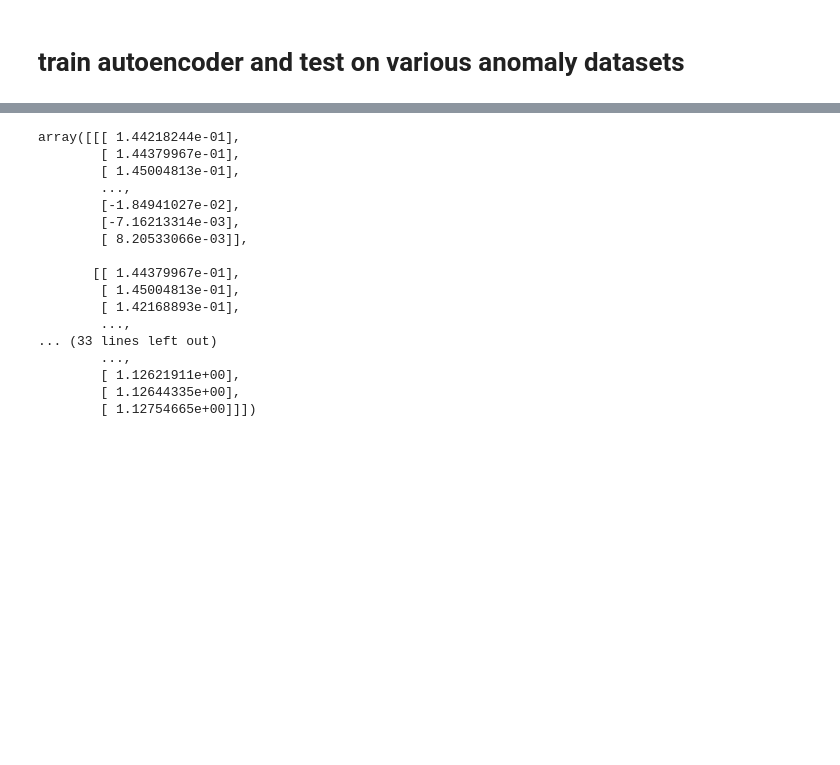
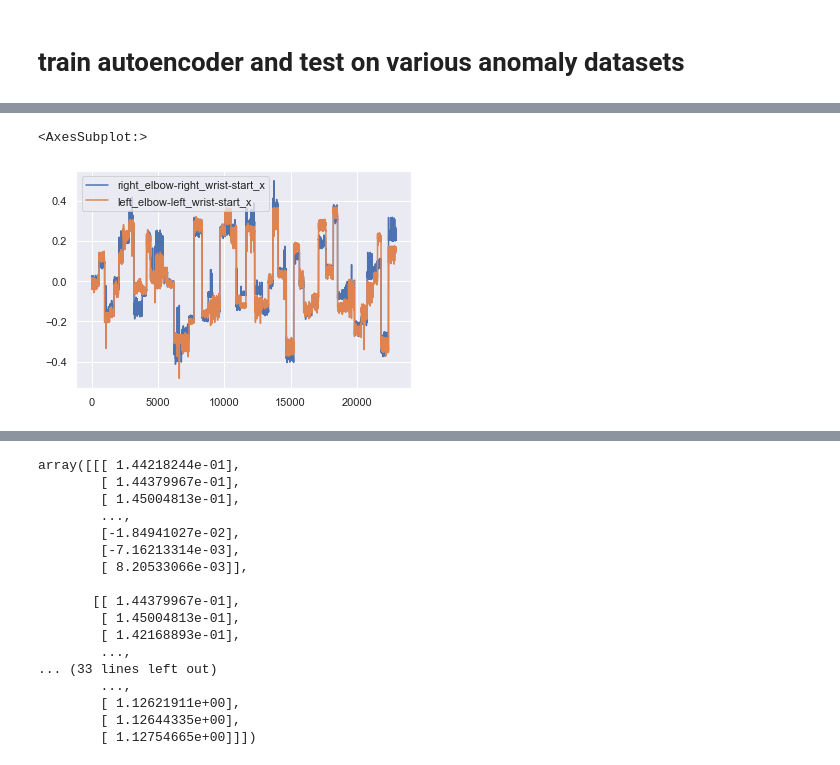
Before and after one commit to donw7/human_motion_analysis, a Jupyter notebook: notebooks/train_temporal_conv_enc-dec.ipynb, the cells around one changed output, grey strips where cells are left out. Drawn from its saved outputs; the diff is of its cells as text; code cells hidden in the pictures; blank space fills up the shorter version.

Commit message:
datatransform, test various scalers

```diff
--- a/notebooks/train_temporal_conv_enc-dec.ipynb
+++ b/notebooks/train_temporal_conv_enc-dec.ipynb
@@ -166,0 +175,12 @@ train_paths, val_paths = train_test_split(train_paths, test_size=0.2)
+# %%
+# columns to select for downstream processing
+select_colnames = ['right_elbow-right_wrist-start_x', 'left_elbow-left_wrist-start_x']
+
+# columns to select for normalization via body length
+head_colnames = ['nose-right_eye-start_y', 'nose-left_eye-start_y']
+feet_colnames = ['right_knee-right_ankle-end_y', 'left_knee-left_ankle-end_y']
+
+feature_transformer = datatransform.NormalizeDistanceBodyLength(select_colnames, head_colnames, feet_colnames)
+
+X_t = feature_transformer.fit_transform(df_edge_features_train)
+X_t
@@ -166,0 +201,15 @@ train_paths, val_paths = train_test_split(train_paths, test_size=0.2)
+# %%
+# make various pipelines and wrap with model to test
+from sklearn.pipeline import Pipeline
+from sklearn.preprocessing import StandardScaler
+from sklearn.preprocessing import MinMaxScaler
+
+
+est = Pipeline([
+    ('selector_normalizer', feature_transformer),
+])
+
+est.fit_transform(df_edge_features_train).plot()
+# %% [output]
+<AxesSubplot:>
+[figure, added]
```
Also changed, not shown: parts of 20 cells of this notebook, 1 other file.
